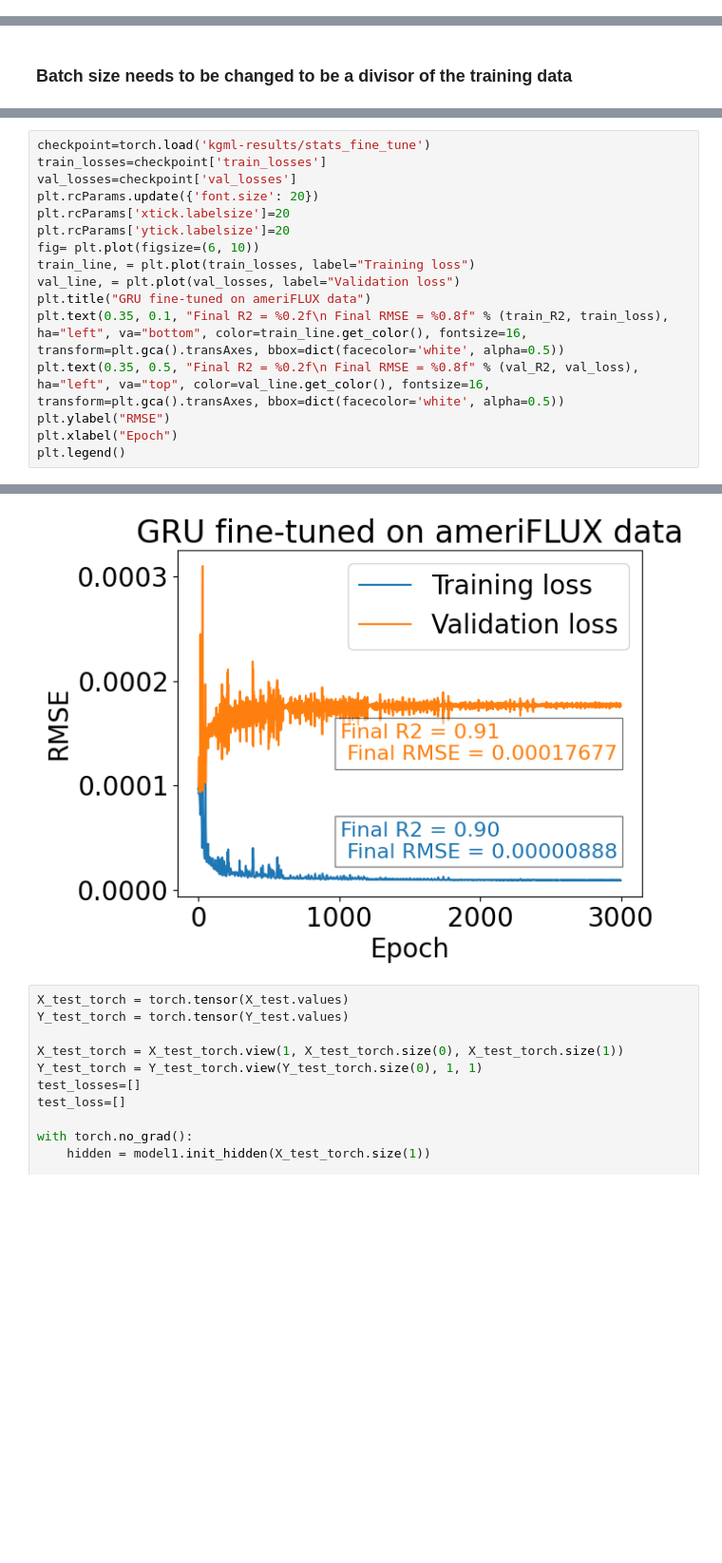
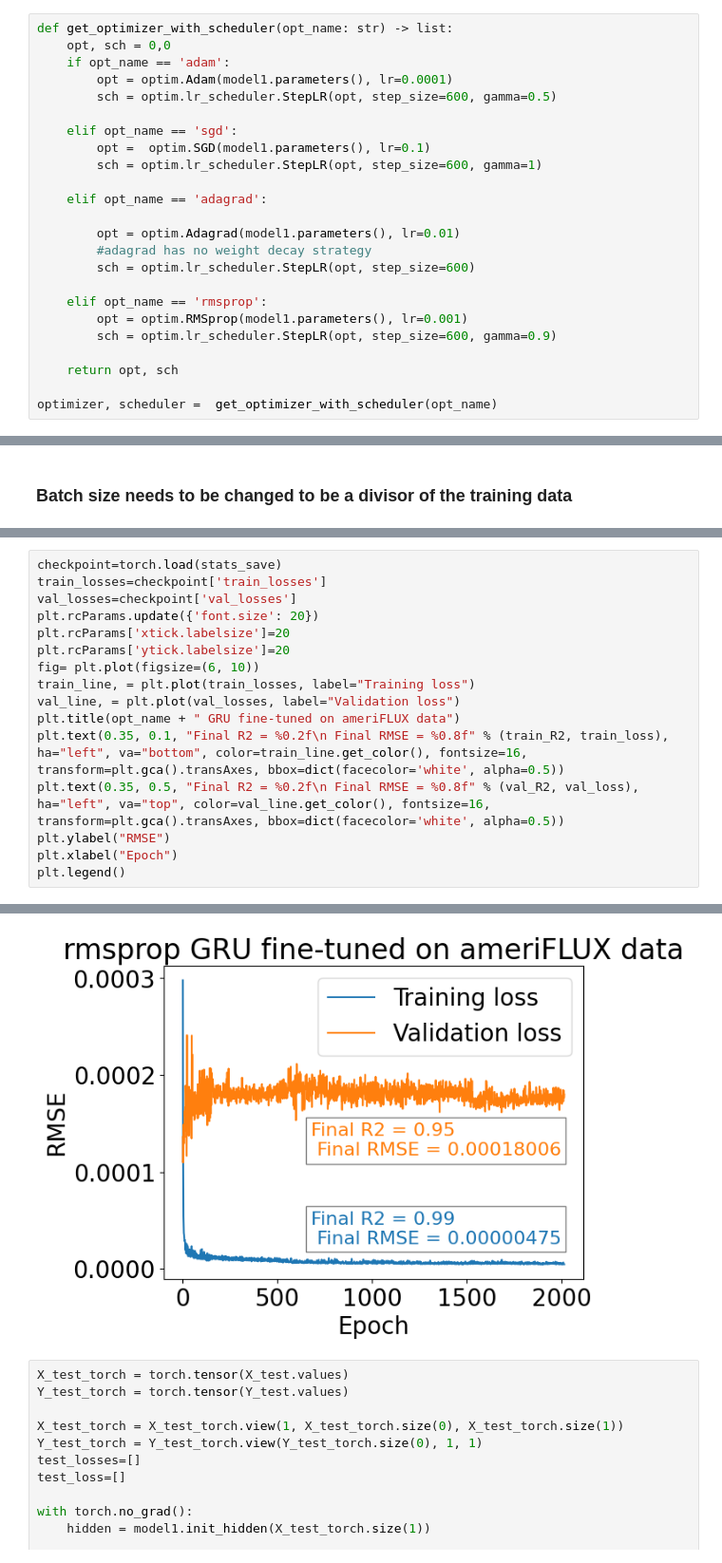
Before and after one commit to DinisDimitris/Net-ecosystem-exchange-Quantification, a Jupyter notebook: GRU-finetune.ipynb, the cells around one changed output, grey strips where cells are left out. Shown: that part at 95% size. Saved outputs shown, nothing was run; the diff lists cells and outputs as text; blank space fills up the shorter version.

Commit message:
adding fine-tuning options for different optimizers (ADAGRAD, SGD, MCOP)

```diff
--- a/GRU-finetune.ipynb
+++ b/GRU-finetune.ipynb
@@ -123,0 +92,24 @@ X_train.shape
+# %%
+def get_optimizer_with_scheduler(opt_name: str) -> list:
+    opt, sch = 0,0
+    if opt_name == 'adam':
+        opt = optim.Adam(model1.parameters(), lr=0.0001)
+        sch = optim.lr_scheduler.StepLR(opt, step_size=600, gamma=0.5)
+
+    elif opt_name == 'sgd':
+        opt =  optim.SGD(model1.parameters(), lr=0.1)
+        sch = optim.lr_scheduler.StepLR(opt, step_size=600, gamma=1)
+
+    elif opt_name == 'adagrad':
+
+        opt = optim.Adagrad(model1.parameters(), lr=0.01)
+        #adagrad has no weight decay strategy
+        sch = optim.lr_scheduler.StepLR(opt, step_size=600)
+
+    elif opt_name == 'rmsprop':
+        opt = optim.RMSprop(model1.parameters(), lr=0.001)
+        sch = optim.lr_scheduler.StepLR(opt, step_size=600, gamma=0.9)
+
+    return opt, sch
+
+optimizer, scheduler =  get_optimizer_with_scheduler(opt_name)
@@ -233,24 +239,24 @@ torch.save({'train_losses': train_losses,
 print("final train_loss:",train_loss,"final train_R2:",train_R2,"val_loss:",val_loss,"loss validation best:",loss_val_best)
 print(f"total Training time: {endtime - starttime}s")
 # %%
-checkpoint=torch.load('kgml-results/stats_fine_tune')
+checkpoint=torch.load(stats_save)
 train_losses=checkpoint['train_losses']
 val_losses=checkpoint['val_losses']
 plt.rcParams.update({'font.size': 20})
 plt.rcParams['xtick.labelsize']=20
 plt.rcParams['ytick.labelsize']=20
 fig= plt.plot(figsize=(6, 10))
 train_line, = plt.plot(train_losses, label="Training loss")
 val_line, = plt.plot(val_losses, label="Validation loss")
-plt.title("GRU fine-tuned on ameriFLUX data")
+plt.title(opt_name + " GRU fine-tuned on ameriFLUX data")
 plt.text(0.35, 0.1, "Final R2 = %0.2f\n Final RMSE = %0.8f" % (train_R2, train_loss), ha="left", va="bottom", color=train_line.get_color(), fontsize=16, transform=plt.gca().transAxes, bbox=dict(facecolor='white', alpha=0.5))
 plt.text(0.35, 0.5, "Final R2 = %0.2f\n Final RMSE = %0.8f" % (val_R2, val_loss), ha="left", va="top", color=val_line.get_color(), fontsize=16, transform=plt.gca().transAxes, bbox=dict(facecolor='white', alpha=0.5))
 plt.ylabel("RMSE")
 plt.xlabel("Epoch")
 plt.legend()
 # %% [output]
 <matplotlib.legend.Legend at 0x...>
-[figure, old version]
+[figure, new version]
 # %%
 X_test_torch = torch.tensor(X_test.values)
 Y_test_torch = torch.tensor(Y_test.values)
```
Also changed, not shown: parts of 9 cells of this notebook, 17 other files.
